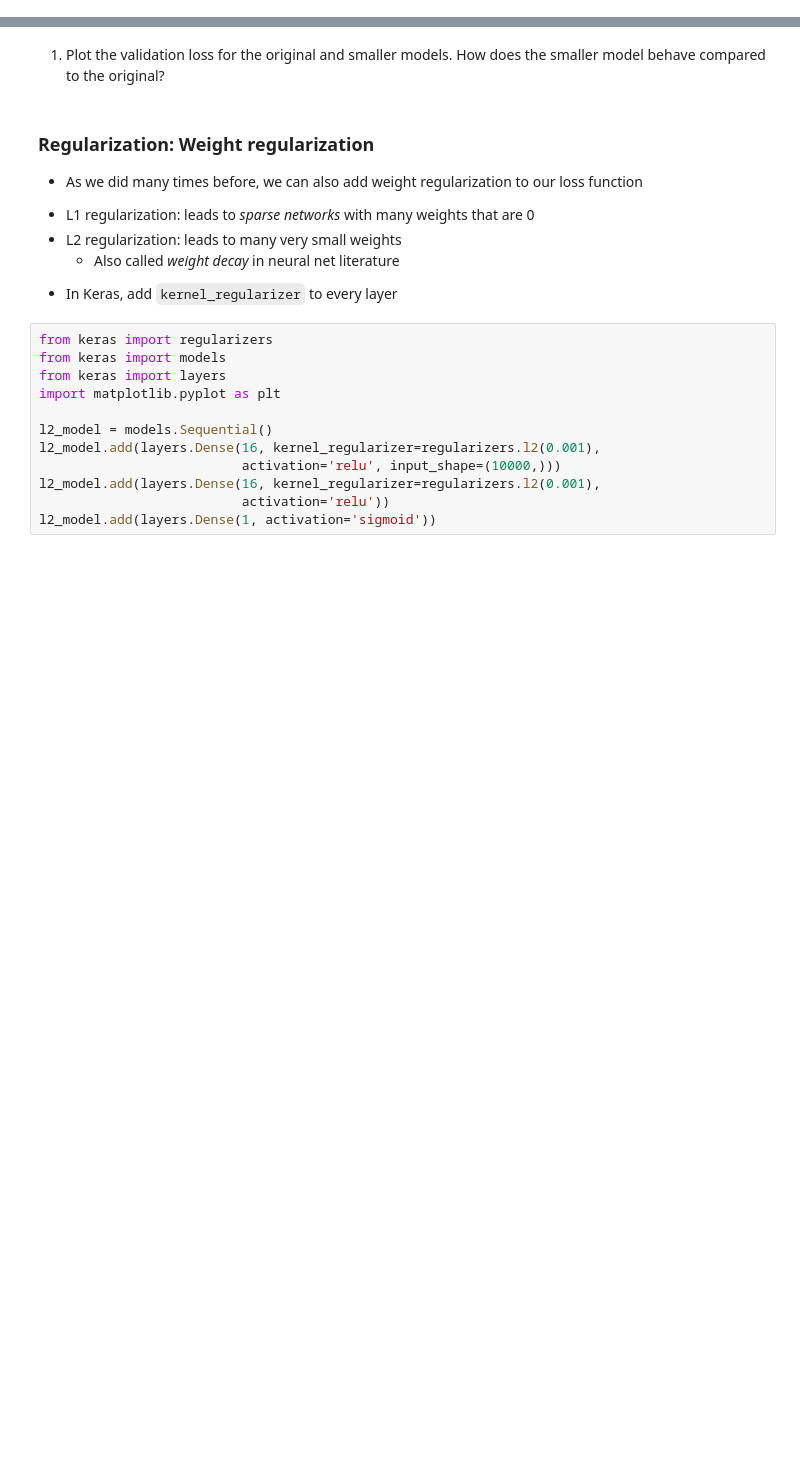
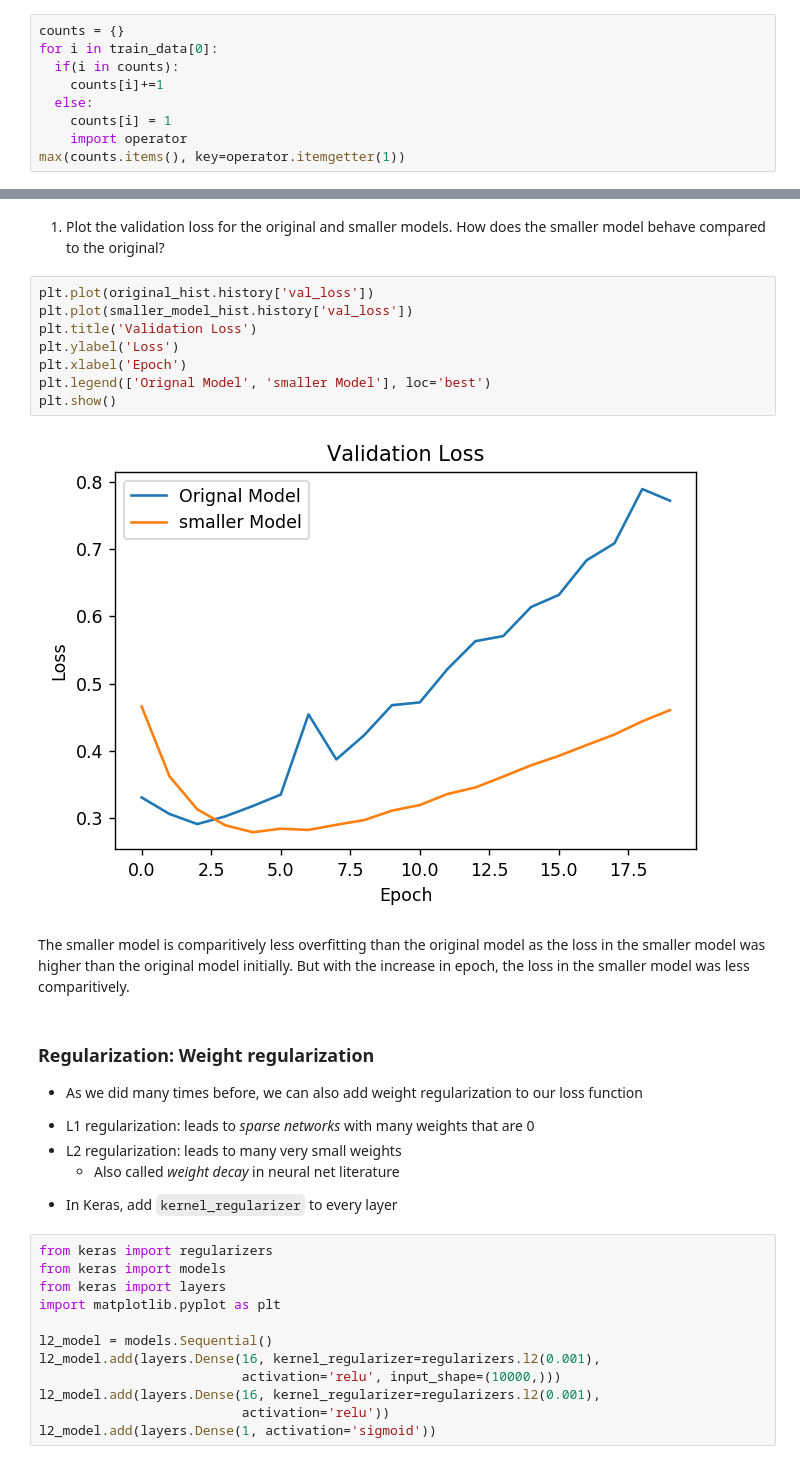
Before and after one commit to Shabarinath8899/Shabarinath_Repository, a Jupyter notebook: Shabarinath_Chandran_Week_4_Lab_Neural_Networks_in_Practice.ipynb, the cells around one changed output, grey strips where cells are left out. Cells and saved outputs as stored; diff of their text form; blank space fills up the shorter version.

```diff
--- a/Shabarinath_Chandran_Week_4_Lab_Neural_Networks_in_Practice.ipynb
+++ b/Shabarinath_Chandran_Week_4_Lab_Neural_Networks_in_Practice.ipynb
@@ -78,0 +108,9 @@ IndexError: arrays used as indices must be of integer (or boolean) type
+# %%
+counts = {}
+for i in train_data[0]:
+  if(i in counts):
+    counts[i]+=1
+  else:
+    counts[i] = 1
+    import operator
+max(counts.items(), key=operator.itemgetter(1))
@@ -252,5 +355,17 @@ Epoch 20/20
 # %% [markdown]
 1. Plot the validation loss for the original and smaller models. How does the smaller model behave compared to the original?
+# %%
+plt.plot(original_hist.history['val_loss'])
+plt.plot(smaller_model_hist.history['val_loss'])
+plt.title('Validation Loss')
+plt.ylabel('Loss')
+plt.xlabel('Epoch')
+plt.legend(['Orignal Model', 'smaller Model'], loc='best')
+plt.show()
+# %% [output]
+[figure, added]
+# %% [markdown]
+The smaller model is comparitively less overfitting than the original model as the loss in the smaller model was higher than the original model initially. But with the increase in epoch, the loss in the smaller model was less comparitively.
 # %% [markdown]
 ### Regularization: Weight regularization
 * As we did many times before, we can also add weight regularization to our loss function
```
Also changed, not shown: parts of 37 cells of this notebook.
